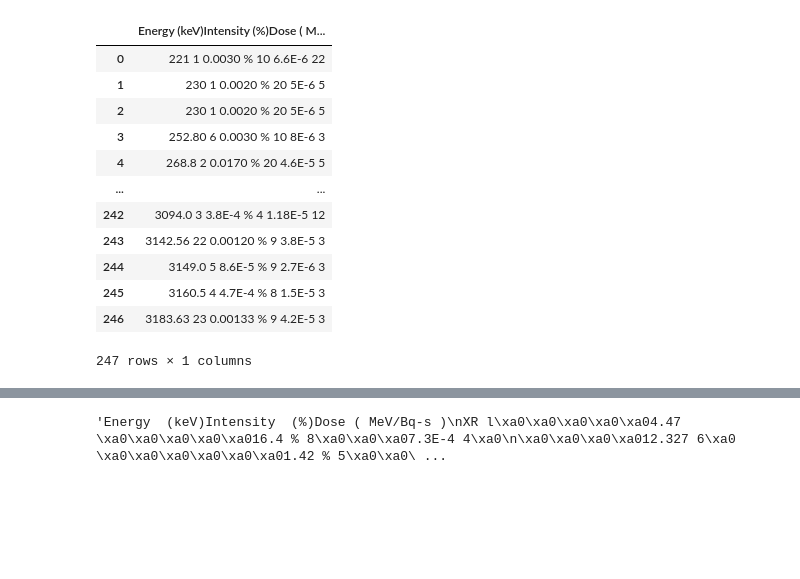
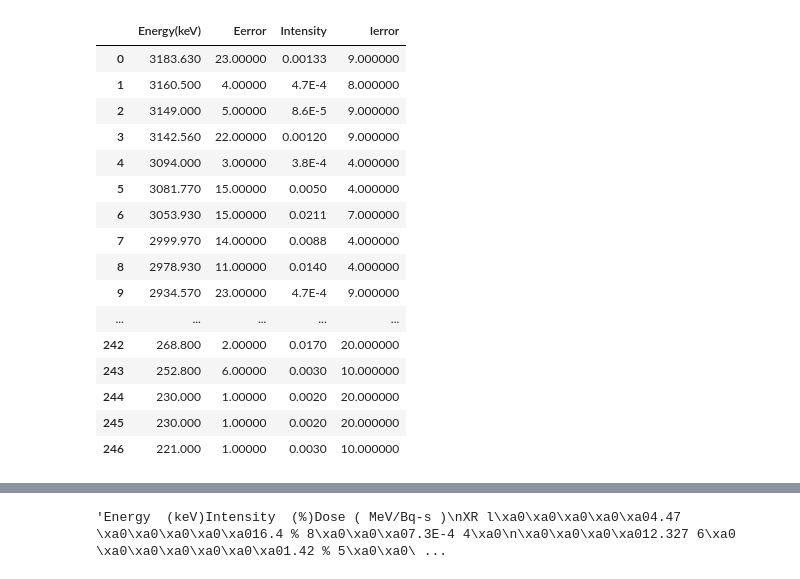
Before and after one commit to bhattathakur/mylab, a Jupyter notebook: gammainformation.ipynb, the cells around one changed output, grey strips where cells are left out. Cells and saved outputs as stored; diff of their text form; code cells hidden in the pictures; blank space fills up the shorter version.

```diff
--- a/gammainformation.ipynb
+++ b/gammainformation.ipynb
@@ -131,18 +170,36 @@ XR kβ2    92.317       0.0777 % 20   7.17E-5 19
-# %%
-#showing the output in the dataframe
-df=pd.read_csv(final_file,delimiter="\t")
-df
-# %% [output]
-|  | Energy (keV)Intensity (%)Dose ( M... |
-| 0 | 221 1 0.0030 % 10 6.6E-6 22 |
-| 1 | 230 1 0.0020 % 20 5E-6 5 |
-| 2 | 230 1 0.0020 % 20 5E-6 5 |
-| 3 | 252.80 6 0.0030 % 10 8E-6 3 |
-| 4 | 268.8 2 0.0170 % 20 4.6E-5 5 |
-| ... | ... |
-| 242 | 3094.0 3 3.8E-4 % 4 1.18E-5 12 |
-| 243 | 3142.56 22 0.00120 % 9 3.8E-5 3 |
-| 244 | 3149.0 5 8.6E-5 % 9 2.7E-6 3 |
-| 245 | 3160.5 4 4.7E-4 % 8 1.5E-5 3 |
-| 246 | 3183.63 23 0.00133 % 9 4.2E-5 3 |
-247 rows × 1 columns
+# %%
+#reading the .txt file and changin to .csv file
+final_csv="final.csv"
+import csv
+with open(final_file,'r') as fin, open(final_csv,'w') as fout:
+    reader=csv.reader(fin,delimiter=" ")
+    writer=csv.writer(fout,delimiter=",")
+    writer.writerows(reader)
+# %%
+#showing the maximum rows
+pd.set_option("max_rows",None)
+#showing the output in the dataframe
+df=pd.read_csv(final_csv)
+df.head()
+df=df[['Energy(keV)', 'Eerror', 'Intensity', 'Ierror']]
+#colmns=['Energy (keV)','Intensity (%)','Dose (MeV/Bq-s)']
+#df.to_csv("test.csv",header=colmns)
+df
+# %% [output]
+|  | Energy(keV) | Eerror | Intensity | Ierror |
+| 0 | 3183.630 | 23.00000 | 0.00133 | 9.000000 |
+| 1 | 3160.500 | 4.00000 | 4.7E-4 | 8.000000 |
+| 2 | 3149.000 | 5.00000 | 8.6E-5 | 9.000000 |
+| 3 | 3142.560 | 22.00000 | 0.00120 | 9.000000 |
+| 4 | 3094.000 | 3.00000 | 3.8E-4 | 4.000000 |
+| 5 | 3081.770 | 15.00000 | 0.0050 | 4.000000 |
+| 6 | 3053.930 | 15.00000 | 0.0211 | 7.000000 |
+| 7 | 2999.970 | 14.00000 | 0.0088 | 4.000000 |
+| 8 | 2978.930 | 11.00000 | 0.0140 | 4.000000 |
+| 9 | 2934.570 | 23.00000 | 4.7E-4 | 9.000000 |
+| ... | ... | ... | ... | ... |
+| 242 | 268.800 | 2.00000 | 0.0170 | 20.000000 |
+| 243 | 252.800 | 6.00000 | 0.0030 | 10.000000 |
+| 244 | 230.000 | 1.00000 | 0.0020 | 20.000000 |
+| 245 | 230.000 | 1.00000 | 0.0020 | 20.000000 |
+| 246 | 221.000 | 1.00000 | 0.0030 | 10.000000 |
```
Also changed, not shown: parts of 7 cells of this notebook, 21 other files.
